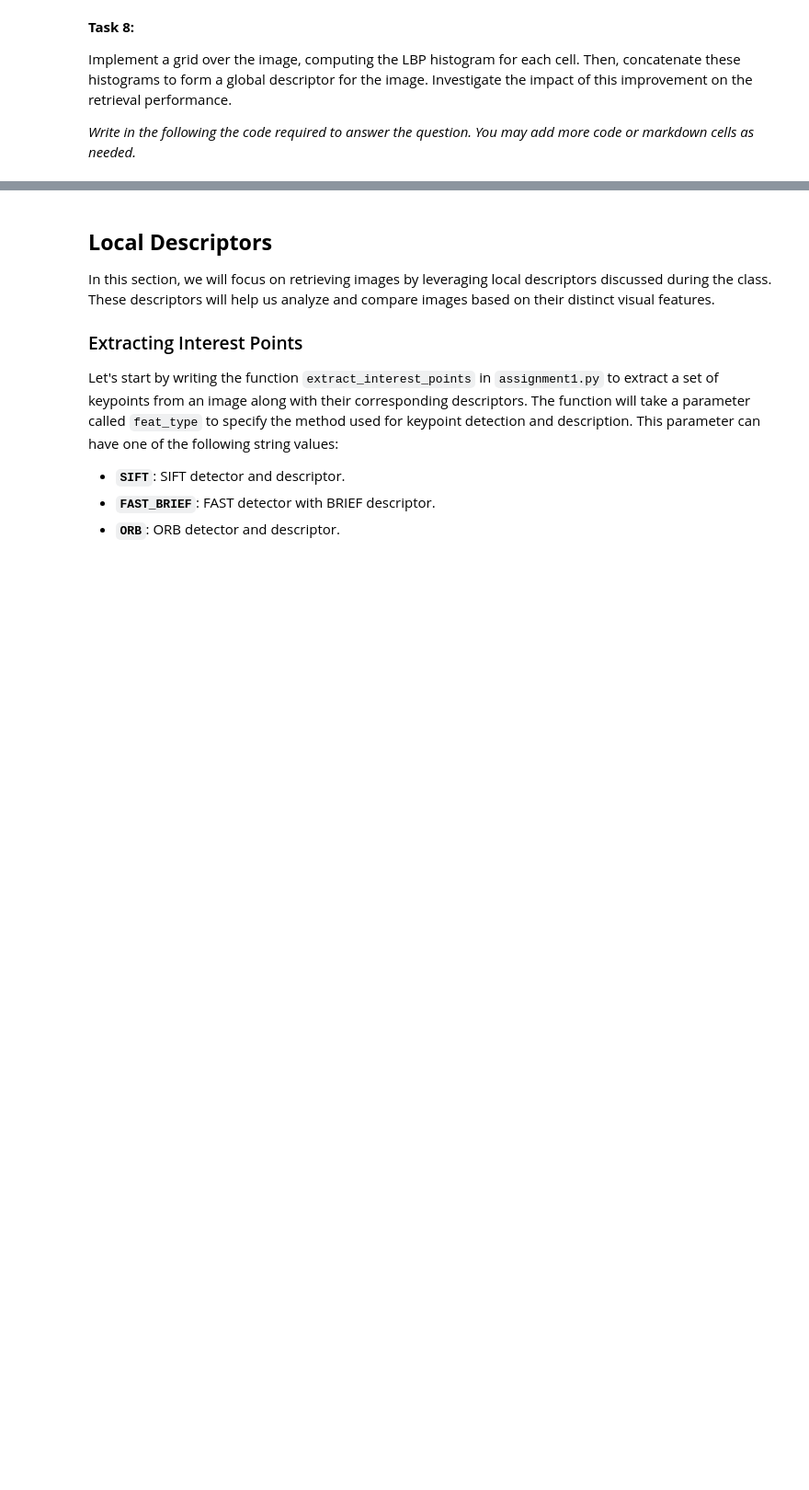
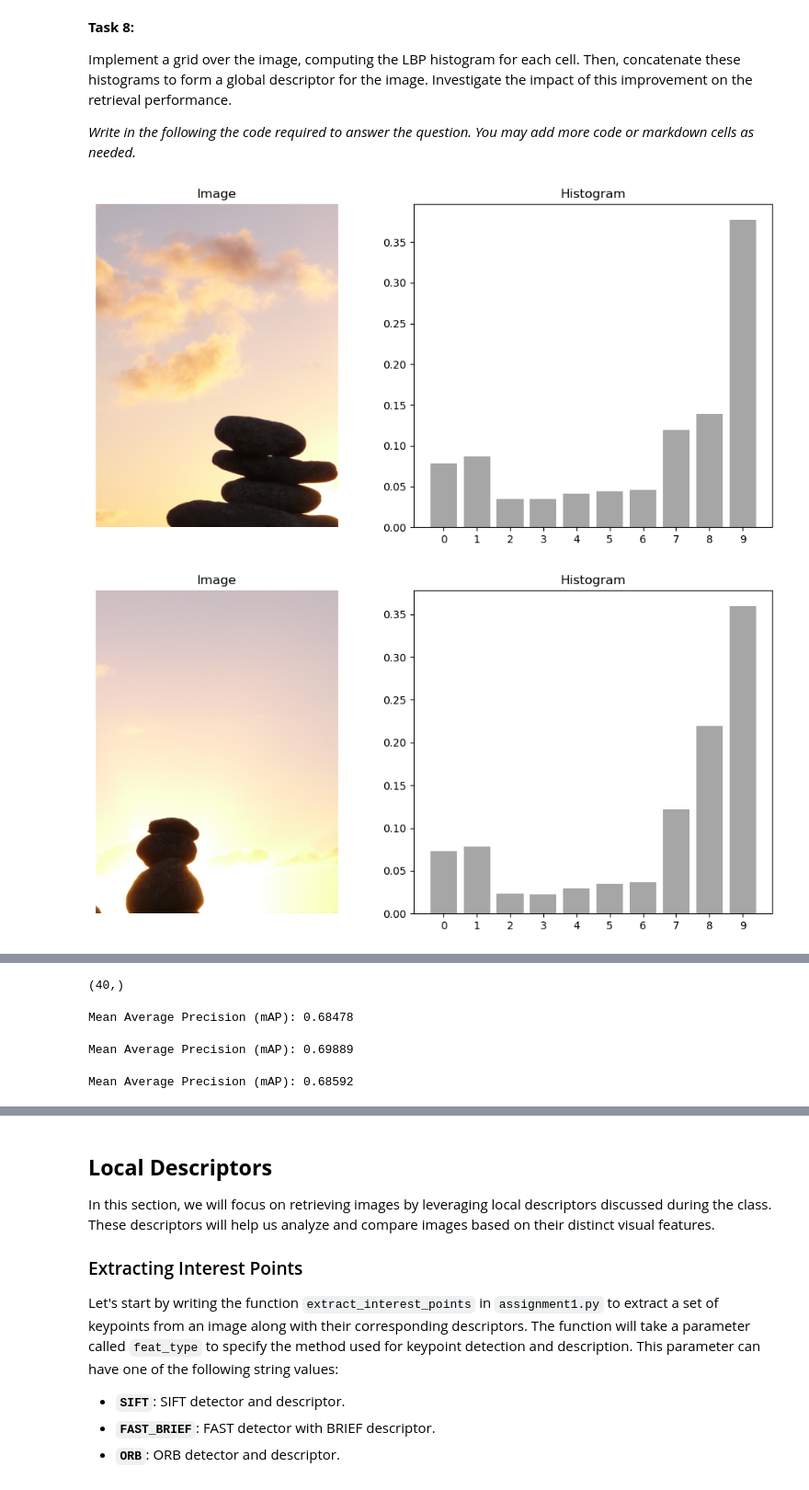
Before and after one commit to Frankwii/IIRBC_assignment1, a Jupyter notebook: 11762_Image_Description.ipynb, the cells around one changed output, grey strips where cells are left out. Shown at 92% size. Cells and saved outputs as stored; diff of their text form; code cells hidden in the pictures; blank space fills up the shorter version.

```diff
--- a/11762_Image_Description.ipynb
+++ b/11762_Image_Description.ipynb
@@ -513,8 +433,28 @@ show_histogram(image, 8, 3)
 Implement a grid over the image, computing the LBP histogram for each cell. Then, concatenate these histograms to form a global descriptor for the image. Investigate the impact of this improvement on the retrieval performance.
 
 *Write in the following the code required to answer the question. You may add more code or markdown cells as needed.*
+# %%
+def grid_image(image, num_tiles):
+    H = image.shape[0]
+    W = image.shape[1]
+    split = int(math.sqrt(num_tiles))
+
+    split_height = H // split
+    split_width = W // (num_tiles // split)
+
+    tiles = []
+    for i in range(split):
+        for j in range(num_tiles // split):
+            tile = image[i * split_height: (i + 1) * split_height, j * split_width: (j + 1) * split_width]
+            tiles.append(tile)
+
+    return tiles
 # %%
 
-M = image.shape[0]//2
-N = image.shape[1]//2
-tiles = [image[x:x+M,y:y+N] for x in range(0,image.shape[0],M) for y in range(0,image.shape[1],N)]
+tiles = grid_image(image, 4)
+
+for tile in tiles:
+    show_histogram(tile, 8, 3)
+# %% [output]
+[figure, added]
+[figure, added]
@@ -520,0 +469,35 @@ tiles = [image[x:x+M,y:y+N] for x in range(0,image.shape[0],M) for y in range(0,
+# %%
+h = compute_lbp_for_tiles(image,4, 8, 1)
+print(h.shape)
+# %% [output]
+(40,)
+# %%
+mAP_lbp = 0.0
+
+dataset = HolidaysDatasetHandler(dataset_dir, load_features=False)
+cbir = a1.CBIR(compute_lbp_for_tiles, num_tiles=4, p=8, r=1)
+mAP_lbp = a1.compute_mAP(cbir,dataset)
+
+print('Mean Average Precision (mAP): %.5f' % mAP_lbp)
+# %% [output]
+Mean Average Precision (mAP): 0.68478
+# %%
+mAP_lbp = 0.0
+
+dataset = HolidaysDatasetHandler(dataset_dir, load_features=False)
+cbir = a1.CBIR(compute_lbp_for_tiles, num_tiles=4, p=8, r=2)
+mAP_lbp = a1.compute_mAP(cbir,dataset)
+
+print('Mean Average Precision (mAP): %.5f' % mAP_lbp)
+# %% [output]
+Mean Average Precision (mAP): 0.69889
+# %%
+mAP_lbp = 0.0
+
+dataset = HolidaysDatasetHandler(dataset_dir, load_features=False)
+cbir = a1.CBIR(compute_lbp_for_tiles, num_tiles=4, p=4, r=1)
+mAP_lbp = a1.compute_mAP(cbir,dataset)
+
+print('Mean Average Precision (mAP): %.5f' % mAP_lbp)
+# %% [output]
+Mean Average Precision (mAP): 0.68592
```
Also changed, not shown: parts of 18 cells of this notebook.
